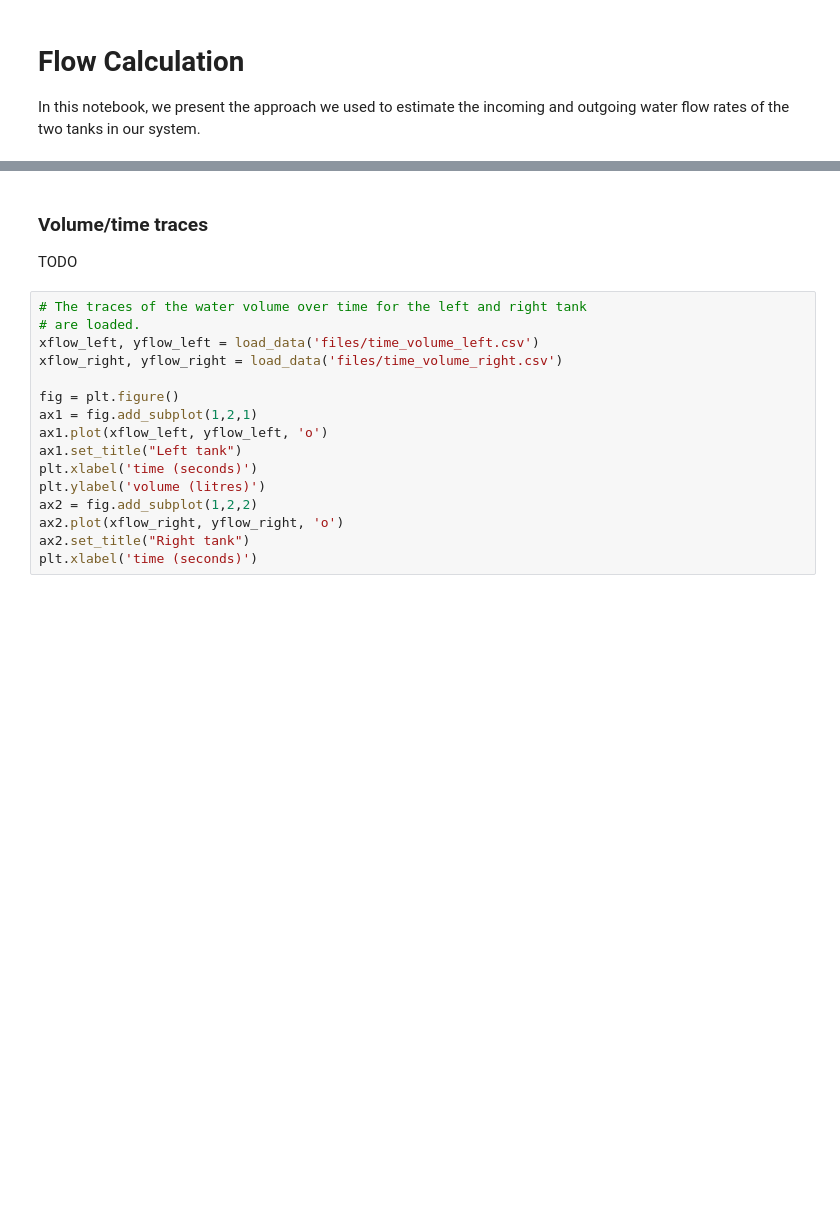
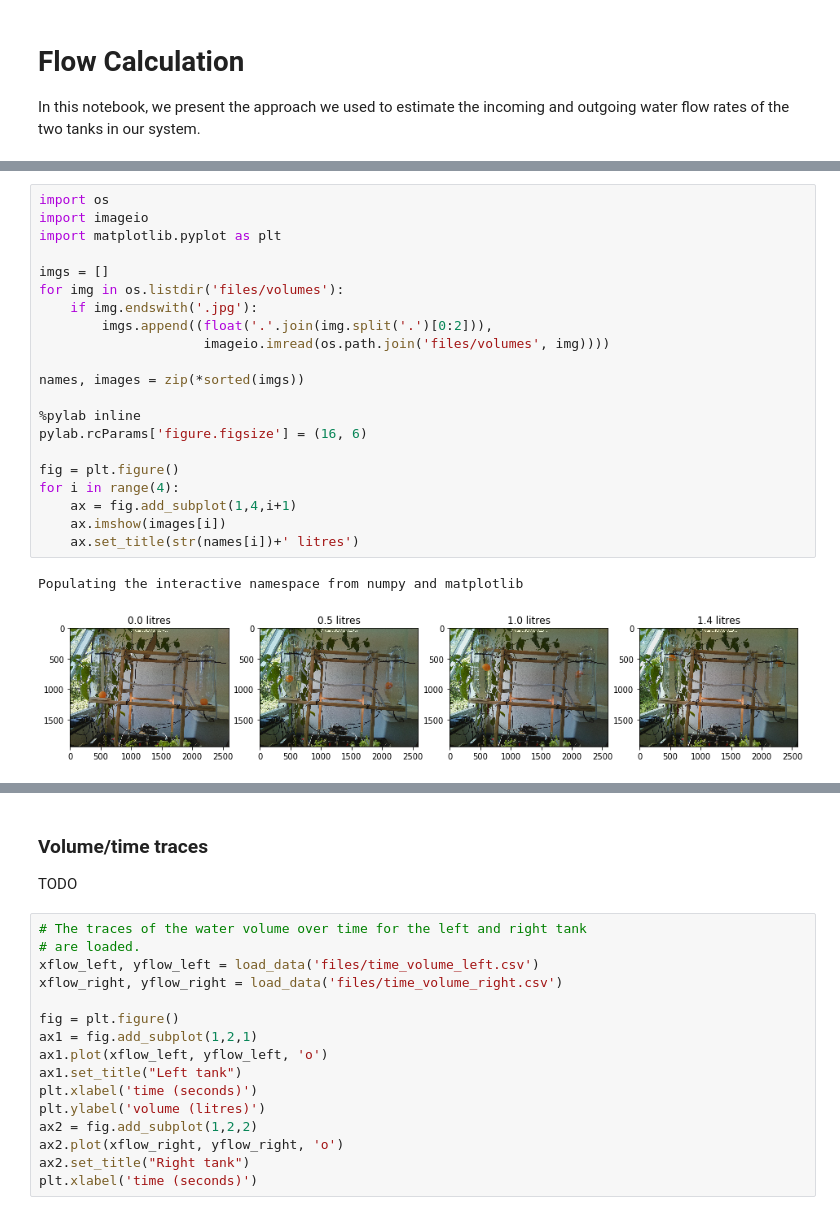
Before and after one commit to crestdsl/CREST, a Jupyter notebook: FlowCalculation.ipynb, the cells around one changed output, grey strips where cells are left out. Drawn from its saved outputs; the diff is of its cells as text; blank space fills up the shorter version.

```diff
--- a/FlowCalculation.ipynb
+++ b/FlowCalculation.ipynb
@@ -6,0 +9,24 @@ TODO
+# %%
+import os
+import imageio
+import matplotlib.pyplot as plt
+
+imgs = []
+for img in os.listdir('files/volumes'):
+    if img.endswith('.jpg'):
+        imgs.append((float('.'.join(img.split('.')[0:2])),
+                     imageio.imread(os.path.join('files/volumes', img))))
+
+names, images = zip(*sorted(imgs))
+
+%pylab inline
+pylab.rcParams['figure.figsize'] = (16, 6)
+
+fig = plt.figure()
+for i in range(4):
+    ax = fig.add_subplot(1,4,i+1)
+    ax.imshow(images[i])
+    ax.set_title(str(names[i])+' litres')
+# %% [output]
+Populating the interactive namespace from numpy and matplotlib
+[figure, added]
```
Also changed, not shown: parts of 9 cells of this notebook, 5 other files.
